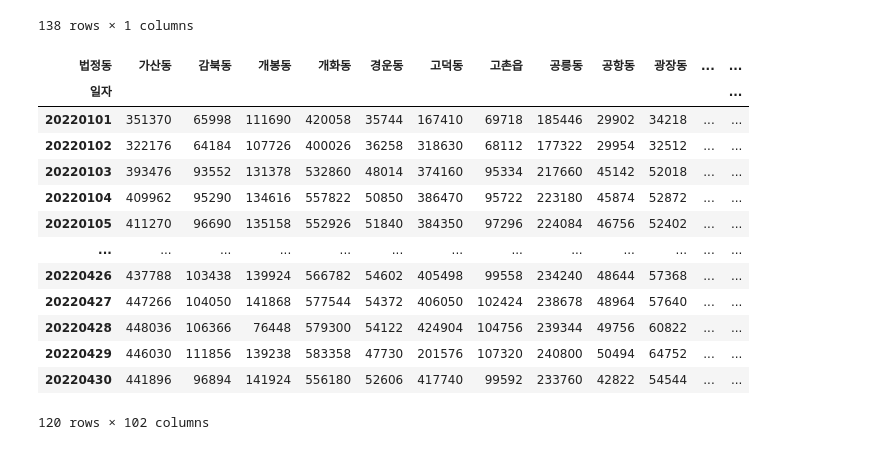
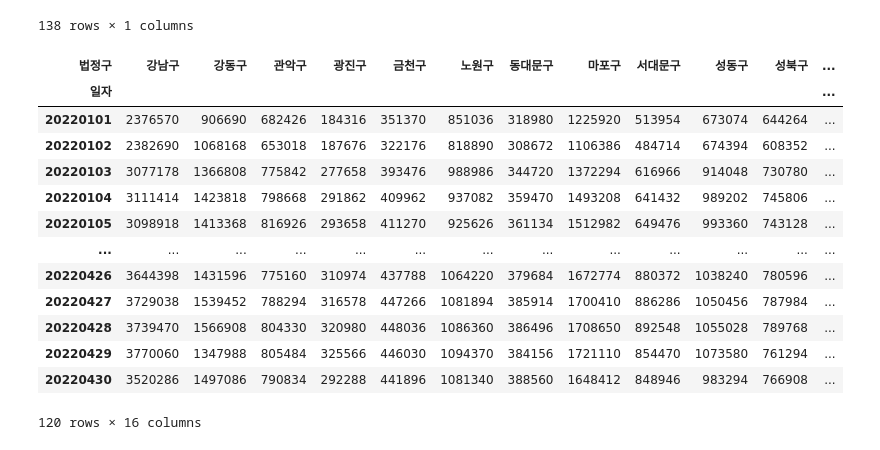
Before and after one commit to dbsrall59/three, a Jupyter notebook: 3조_시각화.ipynb, the cells around one changed output. Saved outputs shown, nothing was run; the diff lists cells and outputs as text; code cells hidden in the pictures.

```diff
--- a/3조_시각화.ipynb
+++ b/3조_시각화.ipynb
@@ -110,3 +128,7 @@ shGroup
+# %%
+for i0 in mappingDF.index:
+    if shGroup.index[0][0] == mappingDF.loc[i0, '법정동코드']:
+        print(1)
 # %%
 plt.rc('font', family='Malgun Gothic', size = 18)
 plt.rcParams['figure.figsize'] = (20, 10)
@@ -155,11 +177,15 @@ carMovingSumDF
 # %%
 carMovingSumDF['법정동코드'] = ""
 carMovingSumDF['법정동'] = ""
+carMovingSumDF['법정구'] = ""
+carMovingSumDF['법정구코드'] = ""
 # %%
 for i0 in carMovingSumDF.index:
     for i1 in carMovingDF.index:
         if carMovingSumDF.loc[i0, '지점명'] == carMovingDF.loc[i1, '지점명칭']:
             carMovingSumDF.loc[i0, '법정동코드'] = carMovingDF.loc[i1, '법정동코드']
-            carMovingSumDF.loc[i0, '법정동'] = carMovingDF.loc[i1, '주소'].split(' ')[2]
+            carMovingSumDF.loc[i0, '법정동'] = carMovingDF.loc[i1, '행정동']
+            carMovingSumDF.loc[i0, '법정구코드'] = carMovingDF.loc[i1, '법정구코드']
+            carMovingSumDF.loc[i0, '법정구'] = carMovingDF.loc[i1, '법정구']
 carMovingSumDF
 # %% [output]
@@ -183,6 +209,7 @@ Series([], Name: 지점명, dtype: int64)
 # %%
 carMovingSumDF['법정동코드'] = carMovingSumDF['법정동코드'].astype('str')
 carMovingSumDF['일자'] = carMovingSumDF['일자'].astype('str')
+carMovingSumDF['법정구코드'] = carMovingSumDF['법정구코드'].astype('str')
 carMovingSumDF.info()
 # %% [output]
 <class 'pandas.core.frame.DataFrame'>
@@ -219,23 +248,23 @@ carMovingSumGroup
 | 화랑로(화랑대역) | 15455714 |
 138 rows × 1 columns
 # %%
-carMovingSumPivot = pd.pivot_table(carMovingSumDF, index='일자', values='통행량', columns='법정동', aggfunc='sum')
+carMovingSumPivot = pd.pivot_table(carMovingSumDF, index='일자', values='통행량', columns='법정구', aggfunc='sum')
 carMovingSumPivot
 # %% [output]
-| 법정동 | 가산동 | 감북동 | 개봉동 | 개화동 | 경운동 | 고덕동 | 고촌읍 | 공릉동 | 공항동 | 광장동 | ... | ... |
+| 법정구 | 강남구 | 강동구 | 관악구 | 광진구 | 금천구 | 노원구 | 동대문구 | 마포구 | 서대문구 | 성동구 | 성북구 | ... |
 | 일자 |  |  |  |  |  |  |  |  |  |  |  | ... |
-| 20220101 | 351370 | 65998 | 111690 | 420058 | 35744 | 167410 | 69718 | 185446 | 29902 | 34218 | ... | ... |
-| 20220102 | 322176 | 64184 | 107726 | 400026 | 36258 | 318630 | 68112 | 177322 | 29954 | 32512 | ... | ... |
-| 20220103 | 393476 | 93552 | 131378 | 532860 | 48014 | 374160 | 95334 | 217660 | 45142 | 52018 | ... | ... |
-| 20220104 | 409962 | 95290 | 134616 | 557822 | 50850 | 386470 | 95722 | 223180 | 45874 | 52872 | ... | ... |
-| 20220105 | 411270 | 96690 | 135158 | 552926 | 51840 | 384350 | 97296 | 224084 | 46756 | 52402 | ... | ... |
+| 20220101 | 2376570 | 906690 | 682426 | 184316 | 351370 | 851036 | 318980 | 1225920 | 513954 | 673074 | 644264 | ... |
+| 20220102 | 2382690 | 1068168 | 653018 | 187676 | 322176 | 818890 | 308672 | 1106386 | 484714 | 674394 | 608352 | ... |
+| 20220103 | 3077178 | 1366808 | 775842 | 277658 | 393476 | 988986 | 344720 | 1372294 | 616966 | 914048 | 730780 | ... |
+| 20220104 | 3111414 | 1423818 | 798668 | 291862 | 409962 | 937082 | 359470 | 1493208 | 641432 | 989202 | 745806 | ... |
+| 20220105 | 3098918 | 1413368 | 816926 | 293658 | 411270 | 925626 | 361134 | 1512982 | 649476 | 993360 | 743128 | ... |
 | ... | ... | ... | ... | ... | ... | ... | ... | ... | ... | ... | ... | ... |
-| 20220426 | 437788 | 103438 | 139924 | 566782 | 54602 | 405498 | 99558 | 234240 | 48644 | 57368 | ... | ... |
-| 20220427 | 447266 | 104050 | 141868 | 577544 | 54372 | 406050 | 102424 | 238678 | 48964 | 57640 | ... | ... |
-| 20220428 | 448036 | 106366 | 76448 | 579300 | 54122 | 424904 | 104756 | 239344 | 49756 | 60822 | ... | ... |
-| 20220429 | 446030 | 111856 | 139238 | 583358 | 47730 | 201576 | 107320 | 240800 | 50494 | 64752 | ... | ... |
-| 20220430 | 441896 | 96894 | 141924 | 556180 | 52606 | 417740 | 99592 | 233760 | 42822 | 54544 | ... | ... |
+| 20220426 | 3644398 | 1431596 | 775160 | 310974 | 437788 | 1064220 | 379684 | 1672774 | 880372 | 1038240 | 780596 | ... |
+| 20220427 | 3729038 | 1539452 | 788294 | 316578 | 447266 | 1081894 | 385914 | 1700410 | 886286 | 1050456 | 787984 | ... |
+| 20220428 | 3739470 | 1566908 | 804330 | 320980 | 448036 | 1086360 | 386496 | 1708650 | 892548 | 1055028 | 789768 | ... |
+| 20220429 | 3770060 | 1347988 | 805484 | 325566 | 446030 | 1094370 | 384156 | 1721110 | 854470 | 1073580 | 761294 | ... |
+| 20220430 | 3520286 | 1497086 | 790834 | 292288 | 441896 | 1081340 | 388560 | 1648412 | 848946 | 983294 | 766908 | ... |
-120 rows × 102 columns
+120 rows × 16 columns
 # %%
 sns.heatmap(carMovingSumPivot)
 # %% [output]
```
Also changed, not shown: parts of 20 cells of this notebook, 4 other files.
